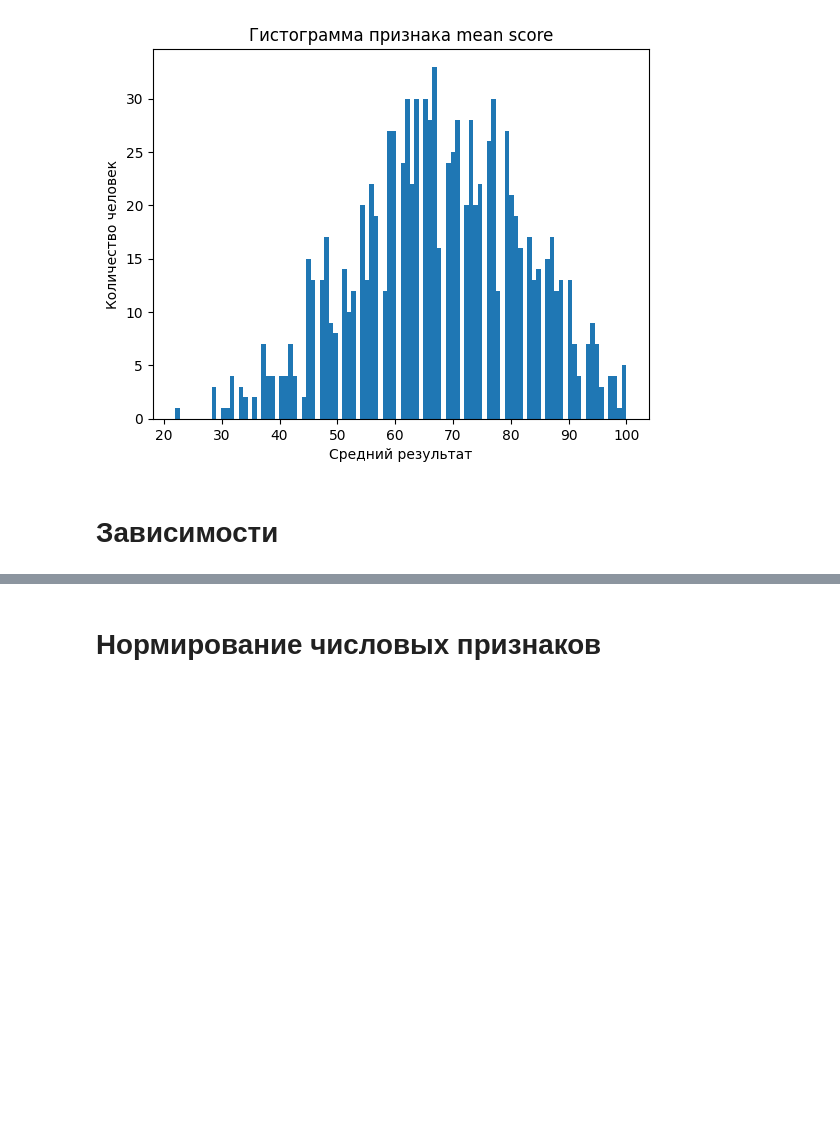
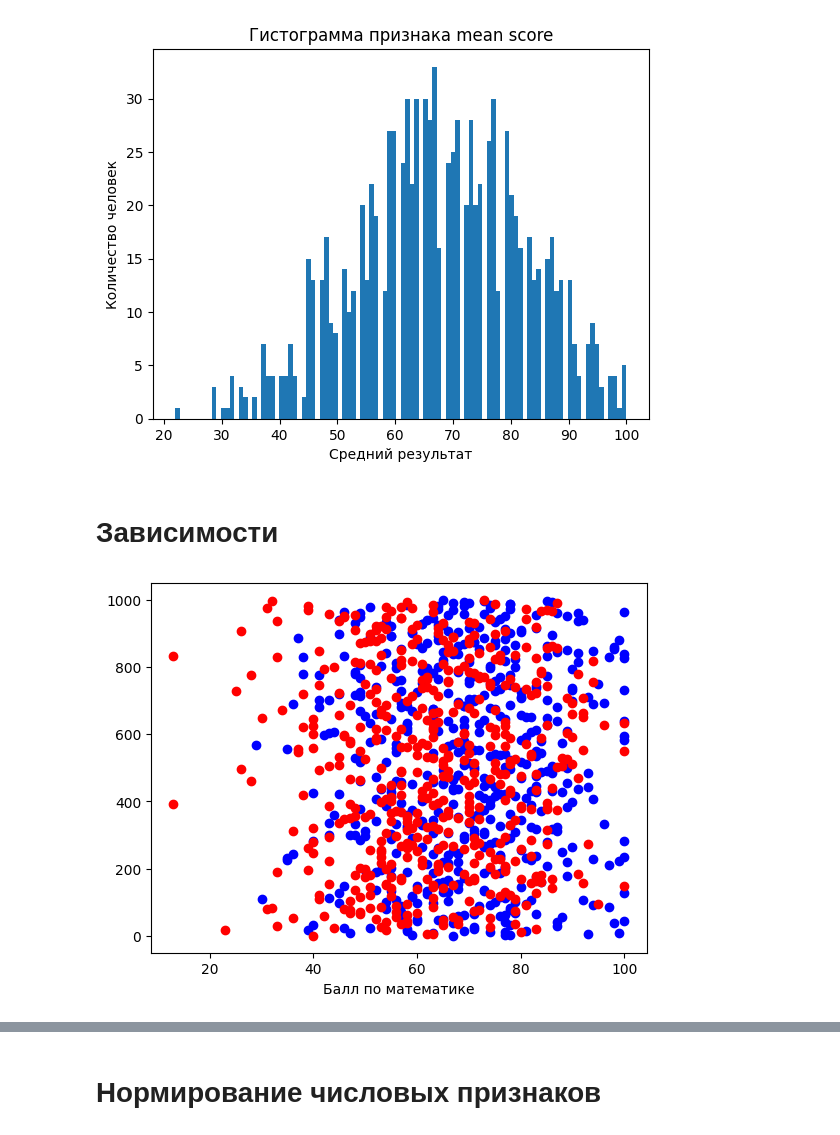
Before and after one commit to yulya11/introduction_to_ai, a Jupyter notebook: 03_lab_ml_intro.ipynb, the cells around one changed output, grey strips where cells are left out. Saved outputs shown, nothing was run; the diff lists cells and outputs as text; code cells hidden in the pictures; blank space fills up the shorter version.

```diff
--- a/03_lab_ml_intro.ipynb
+++ b/03_lab_ml_intro.ipynb
@@ -239,3 +239,11 @@ plt.show()
 [figure]
 # %% [markdown]
 # Зависимости
+# %%
+plt.scatter(x=data[data.gender=='male']['math score'], y = data[data.gender=='male'].index, c='blue')
+plt.scatter(x=data[data.gender=='female']['math score'], y = data[data.gender=='female'].index, c='red')
+plt.xlabel('Балл по математике')
+
+plt.show()
+# %% [output]
+[figure, added]
```
Also changed, not shown: parts of 6 cells of this notebook.
